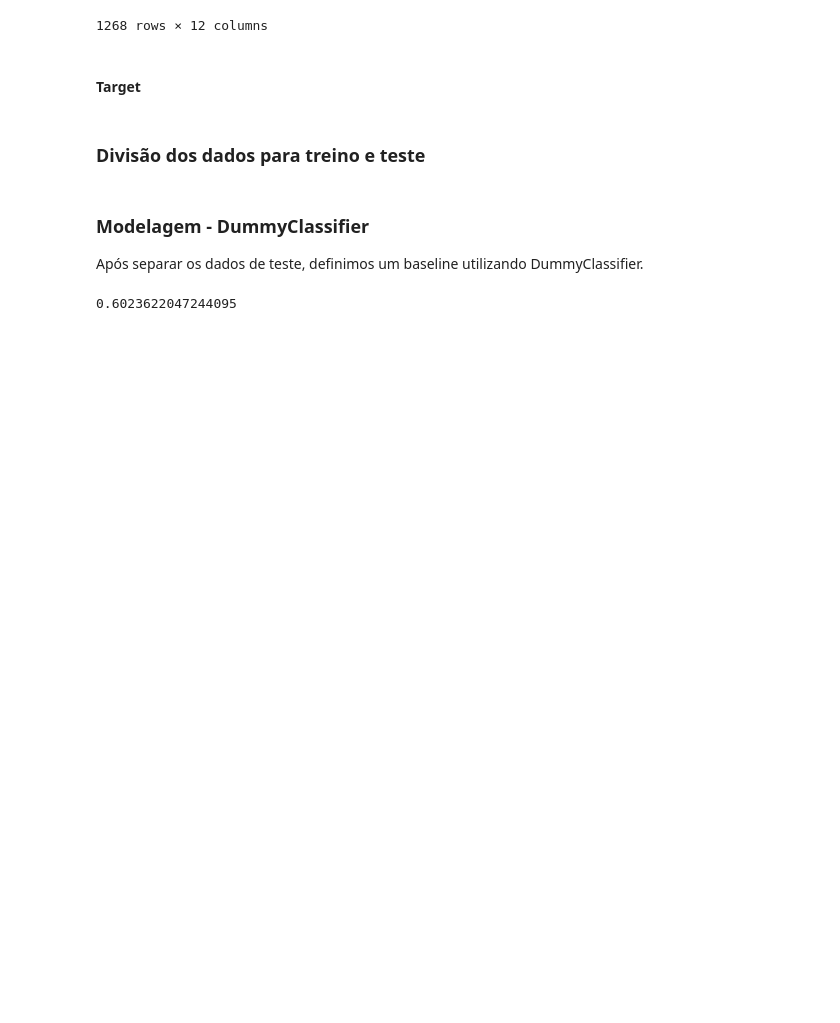
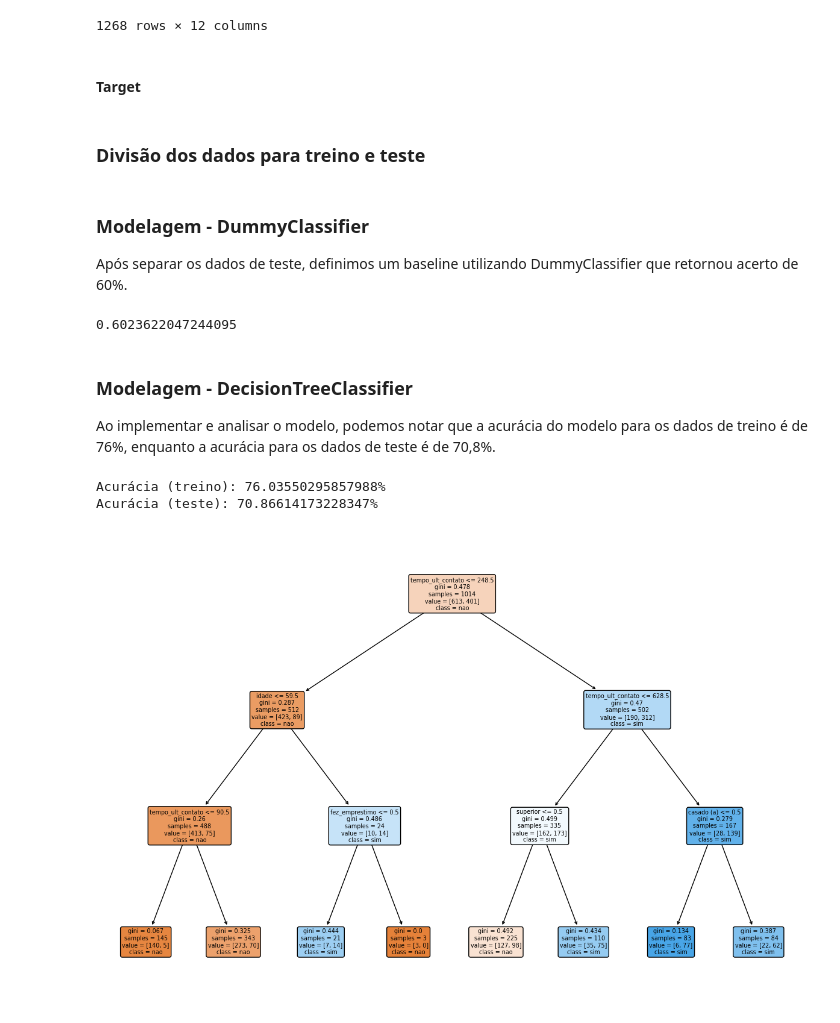
Before and after one commit to CrisNakamura/modelo_predicao_churn, a Jupyter notebook: projeto.ipynb, the cells around one changed output. Cells and saved outputs as stored; diff of their text form; code cells hidden in the pictures; blank space fills up the shorter version.

Commit message:
[feat] Modelo - DecisionTreeClassifier

```diff
--- a/projeto.ipynb
+++ b/projeto.ipynb
@@ -160,7 +163,7 @@ X_treino, X_teste, y_treino, y_teste = train_test_split(X, y, stratify=y, test_s
 # %% [markdown]
 ### Modelagem - DummyClassifier
 
-Após separar os dados de teste, definimos um baseline utilizando DummyClassifier.
+Após separar os dados de teste, definimos um baseline utilizando DummyClassifier que retornou acerto de 60%.
 # %%
 # Instanciando o DummyClassifier
 modelo_dummy = DummyClassifier()
@@ -172,3 +175,46 @@ modelo_dummy.fit(X_treino, y_treino)
 modelo_dummy.score(X_teste, y_teste)
 # %% [output]
 0.6023622047244095
+# %% [markdown]
+### Modelagem - DecisionTreeClassifier
+
+Ao implementar e analisar o modelo, podemos notar que a acurácia do modelo para os dados de treino é de 76%, enquanto a acurácia para os dados de teste é de 70,8%.
+# %%
+# Instanciando o DecisionTreeClassifier
+modelo_arvore = DecisionTreeClassifier(max_depth=3, random_state=5)
+
+# Treinando o modelo
+modelo_arvore.fit(X_treino, y_treino)
+
+# Realizando previsões
+modelo_arvore.predict(X_teste)
+
+# Calculando a acurácia do modelo com os dados de treino
+print(f'Acurácia (treino): {modelo_arvore.score(X_treino, y_treino) * 100}%')
+
+# Calculando a acurácia do modelo com os dados de teste
+print(f'Acurácia (teste): {modelo_arvore.score(X_teste, y_teste) * 100}%')
+# %% [output]
+Acurácia (treino): 76.03550295857988%
+Acurácia (teste): 70.86614173228347%
+# %%
+nome_colunas = ['casado (a)',
+                'divorciado (a)',
+                'solteiro (a)',
+                'fundamental',
+                'medio',
+                'superior',
+                'inadimplencia',
+                'fez_emprestimo',
+                'idade',
+                'saldo',
+                'tempo_ult_contato',
+                'numero_contatos']
+
+
+# Plotando a árvore
+plt.figure(figsize=(15, 10))
+plot_tree(modelo_arvore, filled=True, feature_names=nome_colunas, class_names=['nao', 'sim'], rounded=True)
+plt.show()
+# %% [output]
+[figure, added]
```
Also changed, not shown: parts of 1 cell of this notebook.
